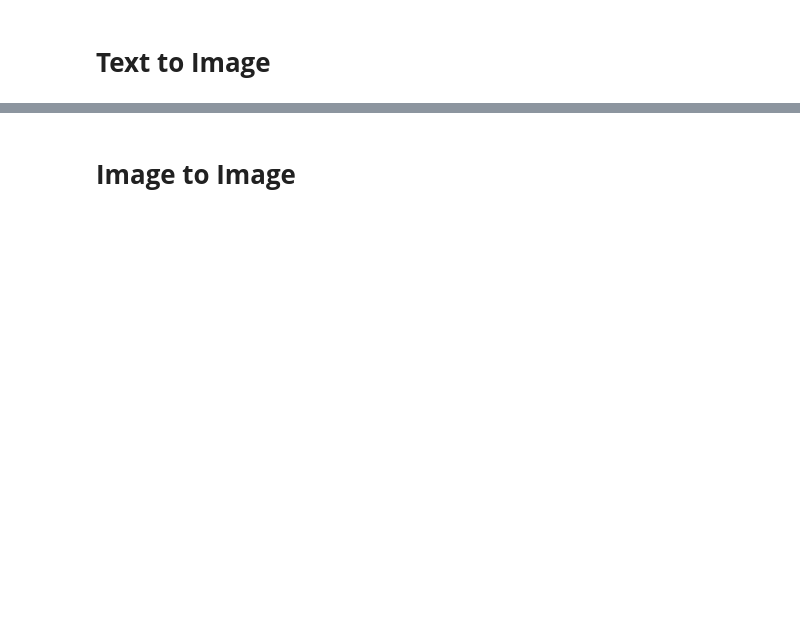
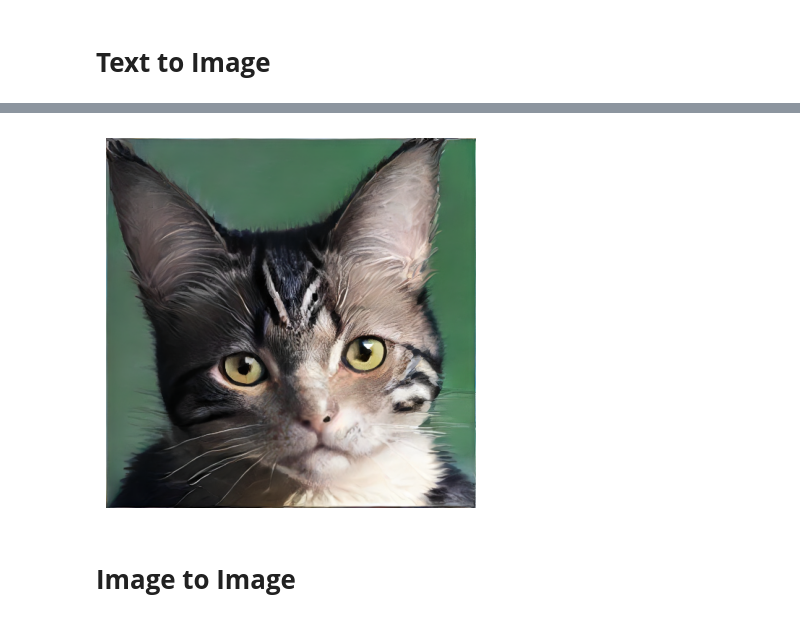
Before and after one commit to Excellent-Torch/Real-Time-One-Step-Latent-Diffusion-Model-for-Style-Transfer-Python-Implementation, a Jupyter notebook: Real_Time_GAN.ipynb, the cells around one changed output, grey strips where cells are left out. Drawn from its saved outputs; the diff is of its cells as text; code cells hidden in the pictures; blank space fills up the shorter version.

```diff
--- a/Real_Time_GAN.ipynb
+++ b/Real_Time_GAN.ipynb
@@ -34,7 +63,9 @@ image.save("t2ioutput.png")
 # %%
-img = mpimg.imread("t2ioutput.png")
+img = mpimg.imread("Outputs/t2ioutput.png")
 plt.imshow(img)
 plt.axis('off')
 plt.show()
+# %% [output]
+[figure, added]
 # %% [markdown]
 # **Image to Image**
```
Also changed, not shown: parts of 16 cells of this notebook, 1 other file.
